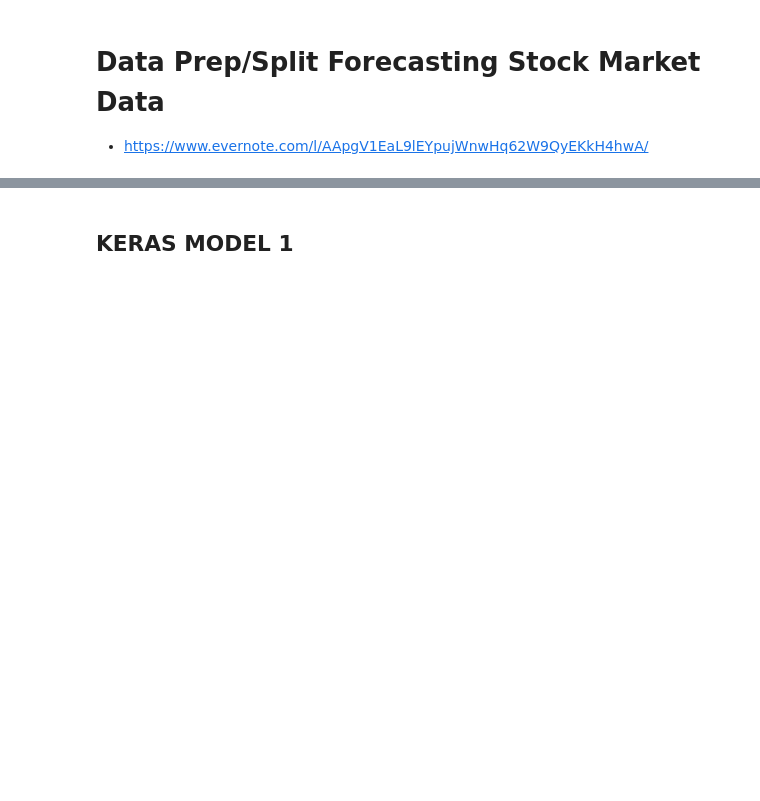
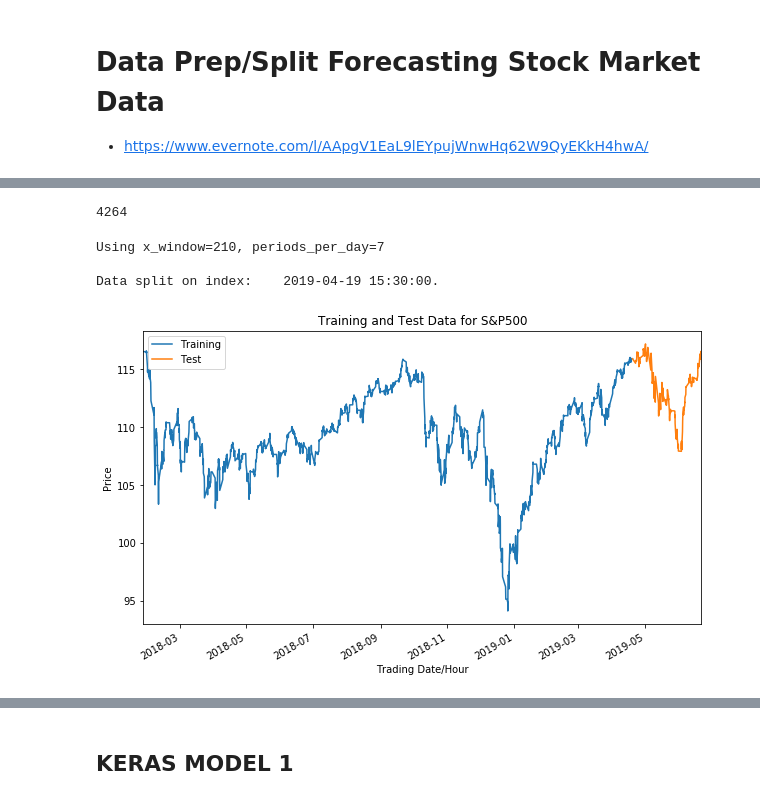
Before and after one commit to jirvingphd/dsc-5-capstone-project-online-ds-ft-021119, a Jupyter notebook: Capstone_Project_Outline_+_Analysis.ipynb, the cells around one changed output, grey strips where cells are left out. Cells and saved outputs as stored; diff of their text form; code cells hidden in the pictures; blank space fills up the shorter version.

```diff
--- a/Capstone_Project_Outline_+_Analysis.ipynb
+++ b/Capstone_Project_Outline_+_Analysis.ipynb
@@ -1150,4 +1243,5 @@ def get_technical_indicators(dataset,make_price_from='BidClose'):
 # %%
-stock_df = load_raw_stock_data_from_txt(verbose=1)
+stock_df = load_raw_stock_data_from_txt(filename="IVE_bidask1min.txt", start_index='2017-01-23',
+                                        clean=True,fill_or_drop_null='drop', freq='CBH',verbose=1)
 plot_time_series(stock_df['BidClose'])
 # %% [output]
@@ -1777,7 +1647,0 @@ Raw Data
-# %%
-# scale the data using MinMaxScaler
-if is_var('stock_df_orig')==False:
-    stock_df_orig = stock_df.copy()
-
-stock_df, scaler_library = make_scaler_library(stock_df_orig,transform=True)
-display(stock_df.head(2).style.set_caption('MinMaxScaled'))
@@ -1981,0 +1989,3 @@ def plot_keras_history_custom(history,metrics=[('acc','val_acc'),('loss','val_lo
+# %%
+stock_df = stock_df.iloc[:,10:]
+stock_df.head()
@@ -1981,0 +1999,41 @@ def plot_keras_history_custom(history,metrics=[('acc','val_acc'),('loss','val_lo
+# %%
+len(stock_df)
+# %% [output]
+4264
+# %%
+# SET DATA BINNING AND DATE RANGE
+num_test_days=45
+num_train_days=365
+days_for_x_window = 30
+
+# SET THE WINDOW SIZE AND PERIODS_PER_DAY BASED ON InDEX
+if stock_df.index.freq == custom_BH_freq():
+#     x_window=35
+    periods_per_day=7
+    x_window = periods_per_day*days_for_x_window
+
+elif (stock_df.index.freq == 'B') | (stock_df.index.freq == 'H') :
+    periods_per_day=1
+    x_window=periods_per_day*days_for_x_window #28
+
+else:
+    x_window=30
+    periods_per_day=24
+print(f'Using x_window={x_window}, periods_per_day={periods_per_day}\n')
+
+
+# scale the data using MinMaxScaler
+if is_var('stock_df_orig')==False:
+    stock_df_orig = stock_df.copy()
+
+
+
+# TRAIN TEST SPLIT BY DATE
+df_train, df_test = train_test_split_by_last_days(stock_df,
+                                                  periods_per_day=periods_per_day, num_test_days=num_test_days,
+                                                  num_train_days=num_train_days,verbose=1, plot=True)
+# %% [output]
+Using x_window=210, periods_per_day=7
+
+Data split on index:    2019-04-19 15:30:00.
+[figure, added]
```
Also changed, not shown: parts of 115 cells of this notebook, 26 other files.
